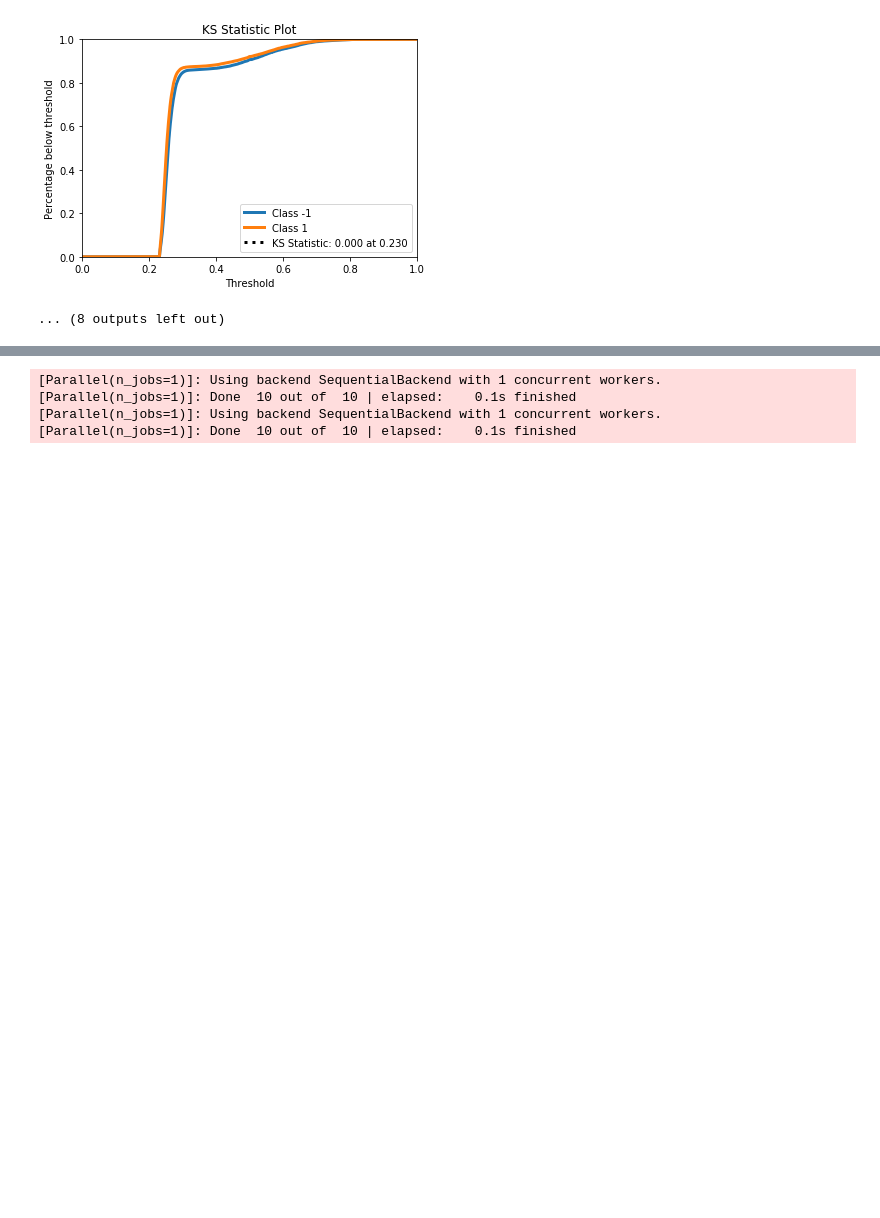
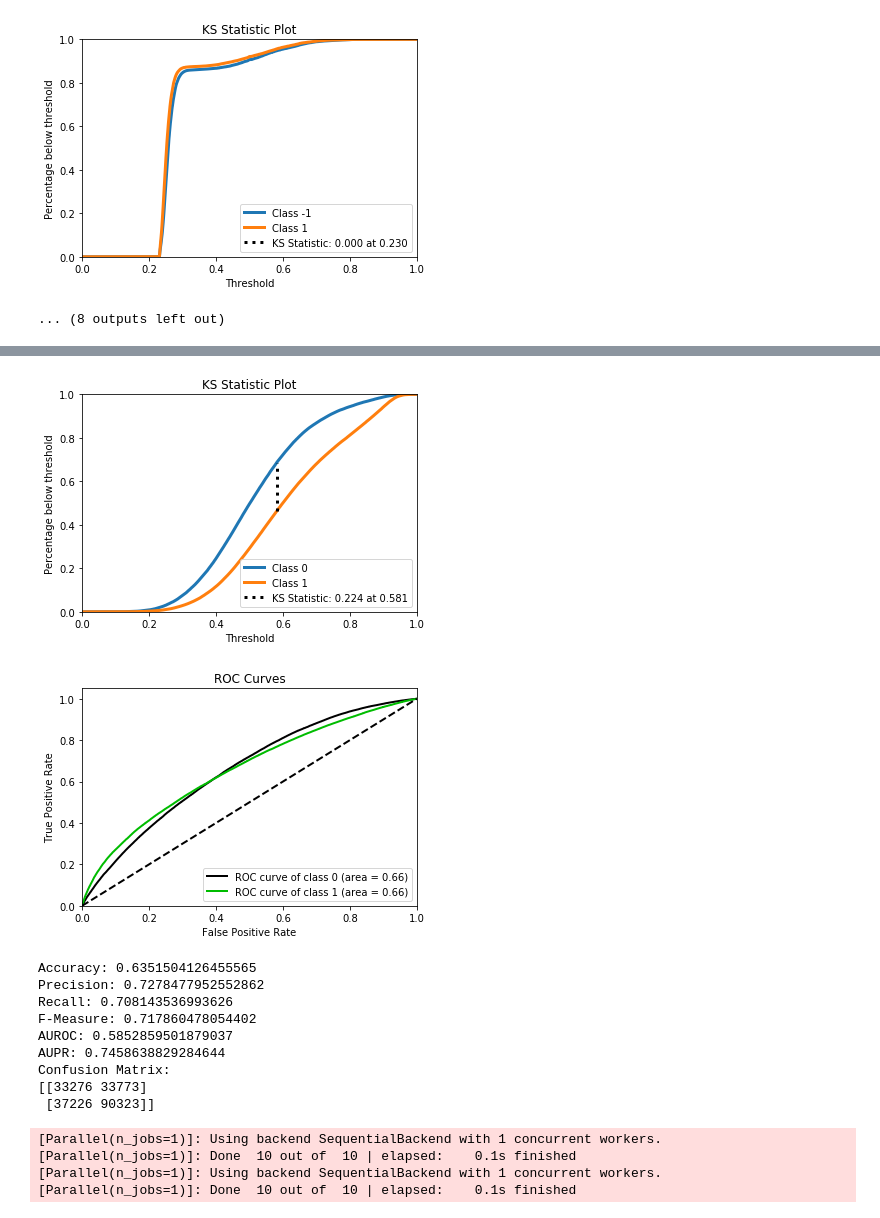
Before and after one commit to LeonardoGaldino/RN_Project, a Jupyter notebook: main.ipynb, the cells around one changed output, grey strips where cells are left out. Cells and saved outputs as stored; diff of their text form; code cells hidden in the pictures; blank space fills up the shorter version.

```diff
--- a/main.ipynb
+++ b/main.ipynb
@@ -450 +480,4 @@ Confusion Matrix:
 ... (14 outputs left out)
+# %%
+test_model(rn, X_test, y_test)
+# %% [output]
@@ -451,3 +488,14 @@ Confusion Matrix:
+[figure, added]
+[figure, added]
+Accuracy: 0.6351504126455565
+Precision: 0.7278477952552862
+Recall: 0.708143536993626
+F-Measure: 0.717860478054402
+AUROC: 0.5852859501879037
+AUPR: 0.7458638829284644
+Confusion Matrix:
+[[33276 33773]
+ [37226 90323]]
 # %%
 from sklearn.ensemble import RandomForestClassifier, VotingClassifier
 
```
Also changed, not shown: parts of 14 cells of this notebook.
